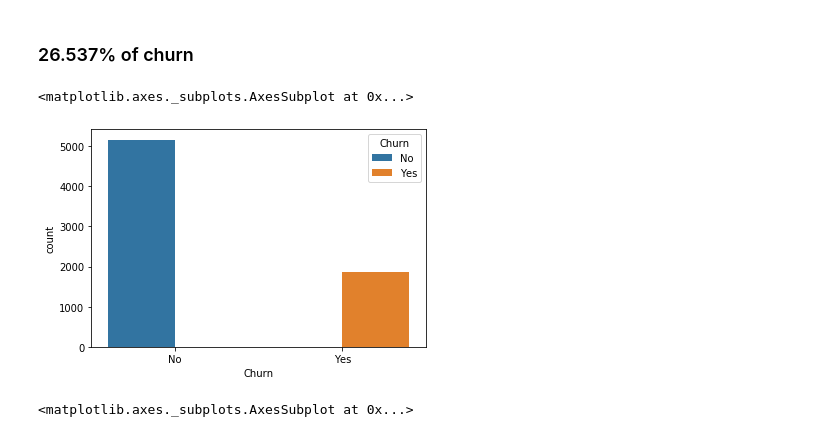
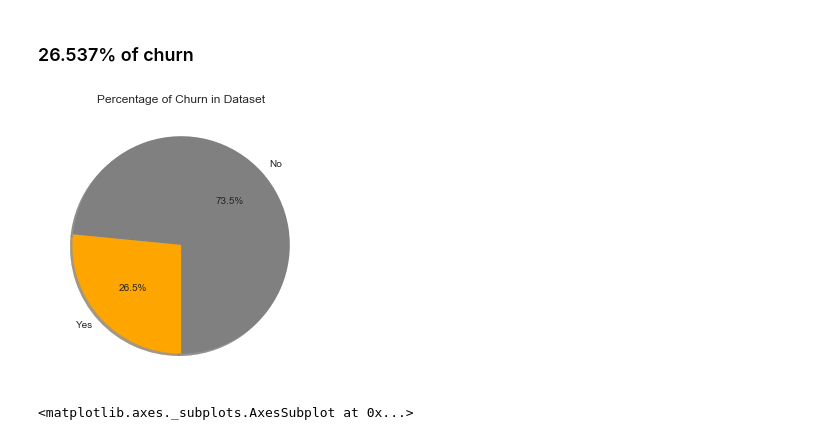
Before and after one commit to B1o0b1/Customer-Churn-Analysis, a Jupyter notebook: Analysis_customer_churn.ipynb, the cells around one changed output. Drawn from its saved outputs; the diff is of its cells as text; code cells hidden in the pictures.

```diff
--- a/Analysis_customer_churn.ipynb
+++ b/Analysis_customer_churn.ipynb
@@ -105,11 +107,17 @@ Yes    0.26537
 Name: Churn, dtype: float64
 # %% [markdown]
 ### 26.537% of churn
-# %%
-sns.countplot(x = 'Churn' , hue = 'Churn', data = data_copy)
-# %% [output]
-<matplotlib.axes._subplots.AxesSubplot at 0x...>
-[figure, removed]
+# %%
+# Data to plot
+sizes = data_copy['Churn'].value_counts(sort = True)
+colors = ["grey","orange"]
+rcParams['figure.figsize'] = 5,5
+# Plot
+plt.pie(sizes, labels = ['No','Yes'], colors=colors, autopct='%1.1f%%', shadow=True, startangle=270,)
+plt.title('Percentage of Churn in Dataset')
+plt.show()
+# %% [output]
+[figure, added]
 # %%
 #Plot a correlation map for all numeric variables
 plt.subplots(figsize=(10, 5))
```
Also changed, not shown: parts of 61 cells of this notebook, 3 other files.
